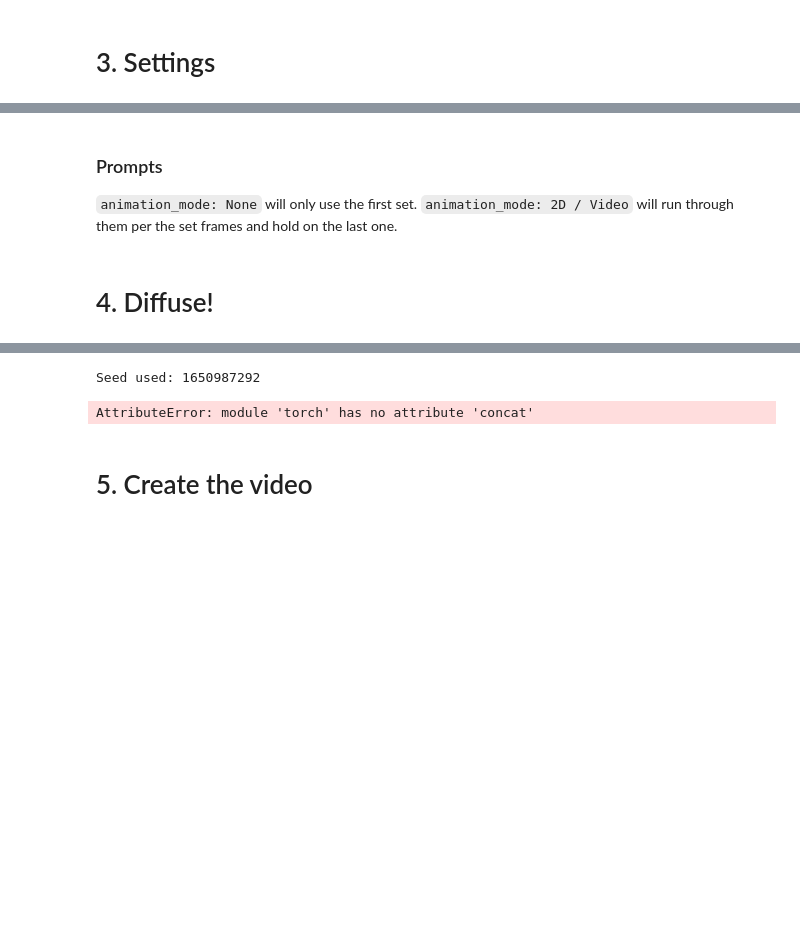
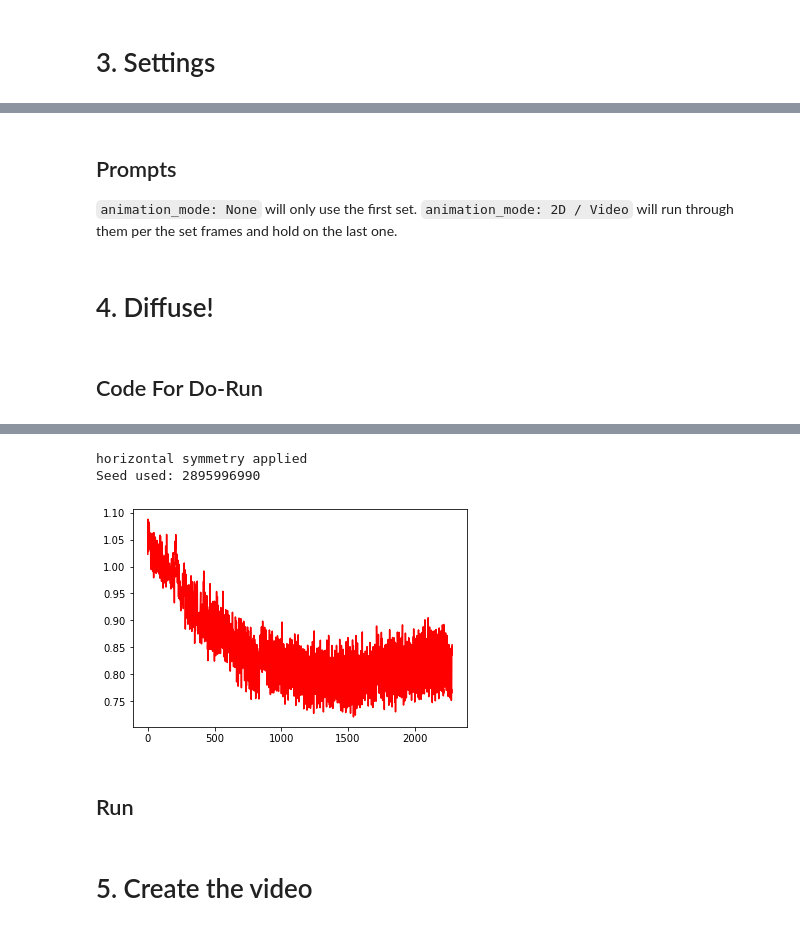
Before and after one commit to discus0434/disco-diffusion, a Jupyter notebook: disco_diffusion_v5_6.ipynb, the cells around one changed output, grey strips where cells are left out. Drawn from its saved outputs; the diff is of its cells as text; code cells hidden in the pictures; blank space fills up the shorter version.

```diff
--- a/disco_diffusion_v5_6.ipynb
+++ b/disco_diffusion_v5_6.ipynb
@@ -2435,12 +2417,12 @@ use_vertical_symmetry = False #@param {type:"boolean"}
 use_horizontal_symmetry = True #@param {type:"boolean"}
 transformation_percent = [0.09] #@param
 # %% [markdown]
-### Prompts
+## Prompts
 `animation_mode: None` will only use the first set. `animation_mode: 2D / Video` will run through them per the set frames and hold on the last one.
 # %%
 # Note: If using a pixelart diffusion model, try adding "#pixelart" to the end of the prompt for a stronger effect. It'll tend to work a lot better!
 text_prompts = {
-    0: ["a cute korean girl, k-pop, artstation:1.5 | symmetric portrait, vray render, unreal engine, hyperrealism, photorealism, volumetric lighting:.3"]
+    0: ["a cute korean girl, k-pop idol with pigtails:1.5 | symmetric portrait, vray render, unreal engine, hyperrealism, photorealism, volumetric lighting:.3"]
 }
 
 image_prompts = {
@@ -2448,11 +2430,13 @@ image_prompts = {
 }
 # %% [markdown]
 # 4. Diffuse!
+# %% [markdown]
+## Code For Do-Run
 # %%
 #@title Do the Run!
 #@markdown `n_batches` ignored with animation modes.
 display_rate = 20 #@param{type: 'number'}
-n_batches = 50 #@param{type: 'number'}
+n_batches = 1 #@param{type: 'number'}
 
 if animation_mode == 'Video Input':
     steps = video_init_steps
@@ -2637,43 +2621,35 @@ args = {
 }
 
 if animation_mode == 'Video Input':
     # This isn't great in terms of what will get saved to the settings.. but it should work.
     args['steps'] = args['video_init_steps']
     args['clip_guidance_scale'] = args['video_init_clip_guidance_scale']
     args['tv_scale'] = args['video_init_tv_scale']
     args['range_scale'] = args['video_init_range_scale']
     args['sat_scale'] = args['video_init_sat_scale']
     args['cutn_batches'] = args['video_init_cutn_batches']
     args['skip_steps'] = args['video_init_skip_steps']
     args['frames_scale'] = args['video_init_frames_scale']
     args['frames_skip_steps'] = args['video_init_frames_skip_steps']
 
 args = SimpleNamespace(**args)
 
 print('Prepping model...')
 model, diffusion = create_model_and_diffusion(**model_config)
 if diffusion_model == 'custom':
     model.load_state_dict(torch.load(custom_path, map_location='cpu'))
 else:
     model.load_state_dict(torch.load(f'{model_path}/{get_model_filename(diffusion_model)}', map_location='cpu'))
 model.requires_grad_(False).eval().to(device)
 for name, param in model.named_parameters():
     if 'qkv' in name or 'norm' in name or 'proj' in name:
         param.requires_grad_()
 if model_config['use_fp16']:
     model.convert_to_fp16()
-
-gc.collect()
-torch.cuda.empty_cache()
-try:
-    do_run()
-except KeyboardInterrupt:
-    pass
-finally:
-    print('Seed used:', seed)
-    gc.collect()
-    torch.cuda.empty_cache()
 # %% [output]
 [interactive output not drawn]
-Seed used: 1650987292
+horizontal symmetry applied
+Seed used: 2895996990
-AttributeError: module 'torch' has no attribute 'concat'
+[figure, added]
+# %% [markdown]
+## Run
```
Also changed, not shown: parts of 18 cells of this notebook, 1 other file.
